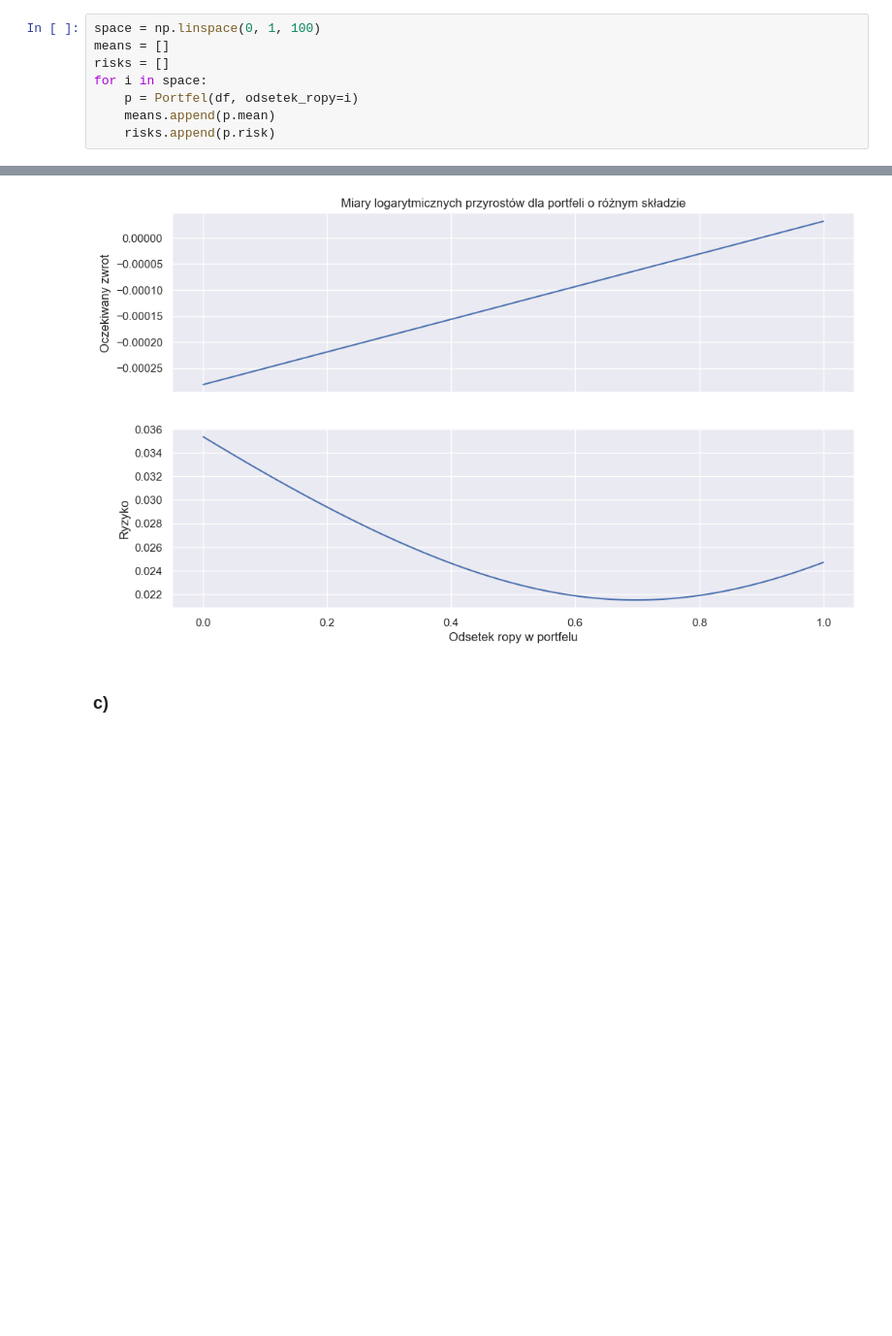
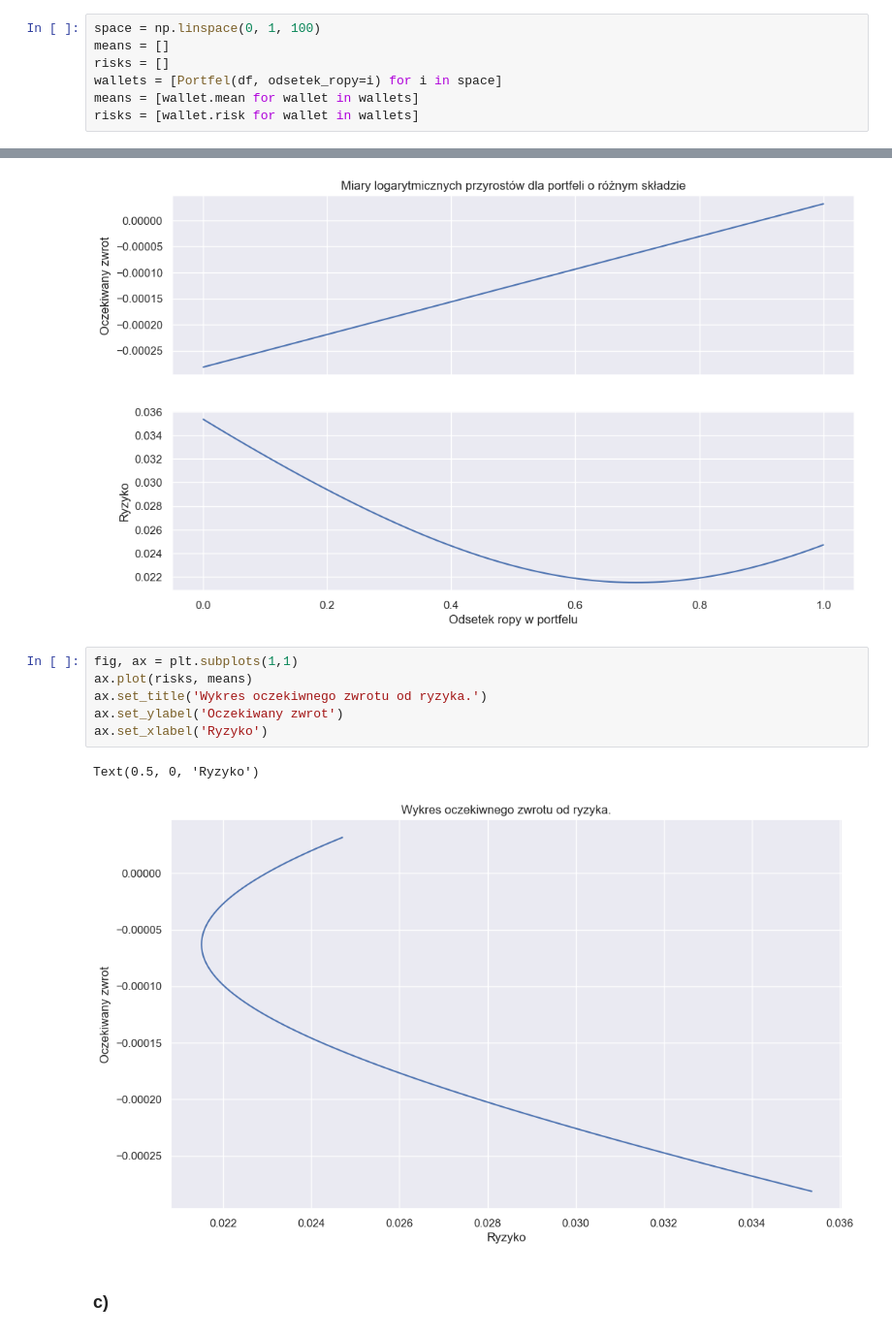
Before and after one commit to mjacobik/ORLEN-risk-management, a Jupyter notebook: Projekt 3 zad 1.ipynb, the cells around one changed output, grey strips where cells are left out. Shown at 97% size. Cells and saved outputs as stored; diff of their text form; blank space fills up the shorter version.

Commit message:
Add risk to mean plots and best wallets with established level of risk

```diff
--- a/Projekt 3 zad 1.ipynb
+++ b/Projekt 3 zad 1.ipynb
@@ -121,10 +121,9 @@ p.corr
 space = np.linspace(0, 1, 100)
 means = []
 risks = []
-for i in space:
-    p = Portfel(df, odsetek_ropy=i)
-    means.append(p.mean)
-    risks.append(p.risk)
+wallets = [Portfel(df, odsetek_ropy=i) for i in space]
+means = [wallet.mean for wallet in wallets]
+risks = [wallet.risk for wallet in wallets]
 # %%
 fig, axs = plt.subplots(2,1, sharex=True)
 axs[0].plot(space, means)
@@ -136,6 +135,15 @@ axs[1].set_xlabel('Odsetek ropy w portfelu')
 # %% [output]
 Text(0.5, 0, 'Odsetek ropy w portfelu')
 [figure]
+# %%
+fig, ax = plt.subplots(1,1)
+ax.plot(risks, means)
+ax.set_title('Wykres oczekiwnego zwrotu od ryzyka.')
+ax.set_ylabel('Oczekiwany zwrot')
+ax.set_xlabel('Ryzyko')
+# %% [output]
+Text(0.5, 0, 'Ryzyko')
+[figure, added]
 # %% [markdown]
 ### c)
 # %%
```
Also changed, not shown: parts of 5 cells of this notebook.
